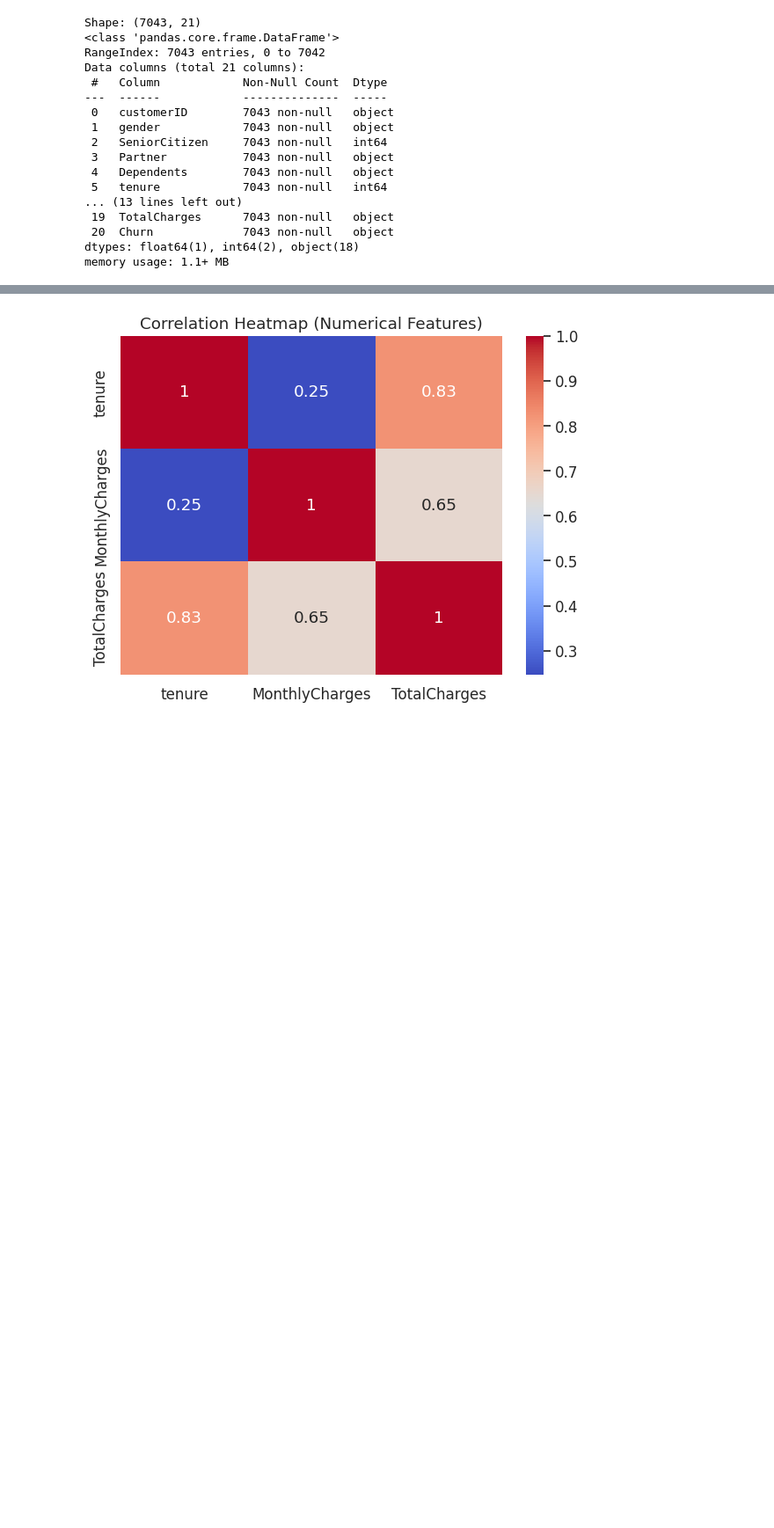
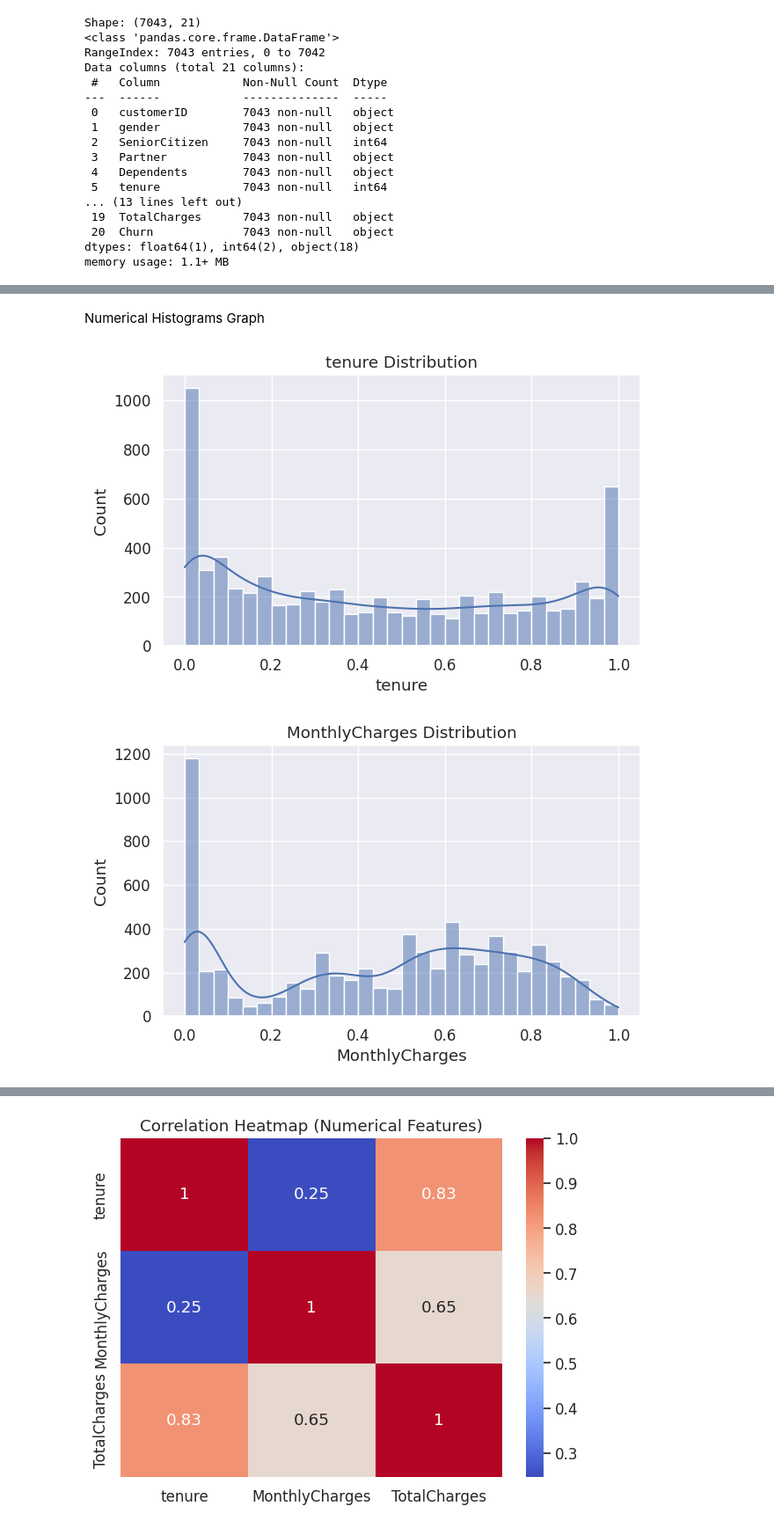
Before and after one commit to hamdhi-muhammad-24/ML_Cw, a Jupyter notebook: ML_Cw.ipynb, the cells around one changed output, grey strips where cells are left out. Shown: that part at 88% size. Drawn from its saved outputs; the diff is of its cells as text; code cells hidden in the pictures; blank space fills up the shorter version.

```diff
--- a/ML_Cw.ipynb
+++ b/ML_Cw.ipynb
@@ -153,0 +109,13 @@ NUMERICAL ANALYSIS
+# %% [markdown]
+Numerical Histograms Graph
+# %%
+num_cols = ["tenure", "MonthlyCharges", "TotalCharges"]
+
+for col in num_cols:
+    plt.figure(figsize=(7,4))
+    sns.histplot(plot_df[col], bins=30, kde=True)
+    plt.title(f"{col} Distribution")
+    plt.show()
+# %% [output]
+[figure, added]
+[figure, added]
```
Also changed, not shown: parts of 70 cells of this notebook.
